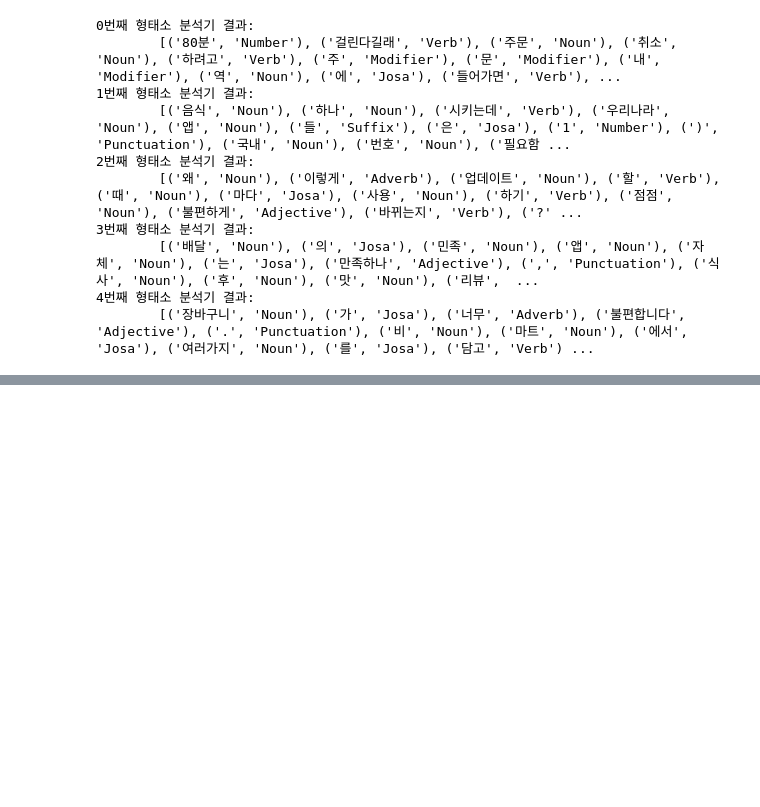
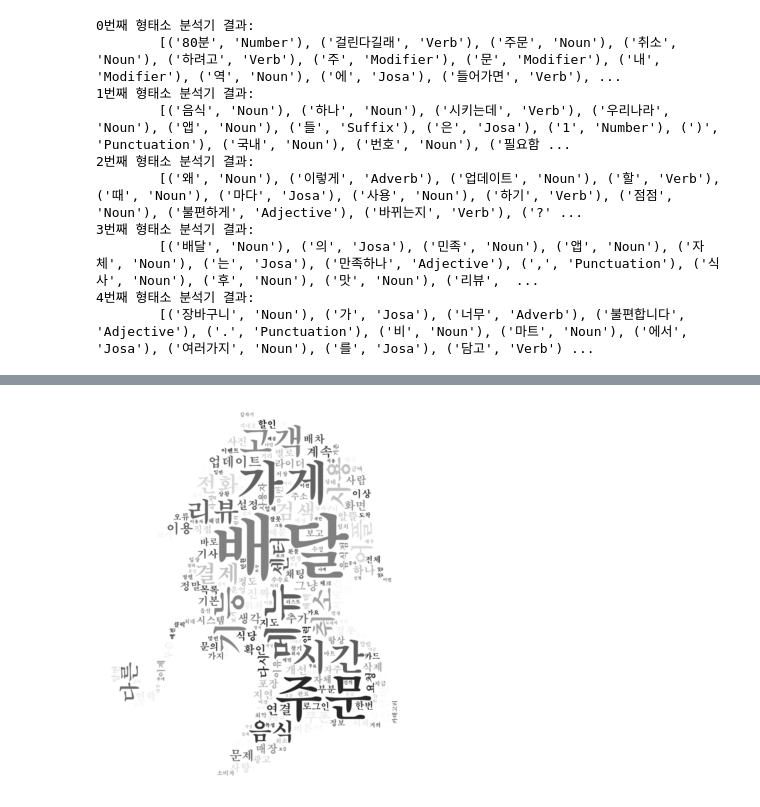
Before and after one commit to yojeongyujeong/yogurtyojung, a Jupyter notebook: java_education.ipynb, the cells around one changed output, grey strips where cells are left out. Cells and saved outputs as stored; diff of their text form; code cells hidden in the pictures; blank space fills up the shorter version.

```diff
--- a/java_education.ipynb
+++ b/java_education.ipynb
@@ -212,3 +240,17 @@ for i, review_a in enumerate(review5.tolist()):
         [('배달', 'Noun'), ('의', 'Josa'), ('민족', 'Noun'), ('앱', 'Noun'), ('자체', 'Noun'), ('는', 'Josa'), ('만족하나', 'Adjective'), (',', 'Punctuation'), ('식사', 'Noun'), ('후', 'Noun'), ('맛', 'Noun'), ('리뷰',  ...
 4번째 형태소 분석기 결과:
         [('장바구니', 'Noun'), ('가', 'Josa'), ('너무', 'Adverb'), ('불편합니다', 'Adjective'), ('.', 'Punctuation'), ('비', 'Noun'), ('마트', 'Noun'), ('에서', 'Josa'), ('여러가지', 'Noun'), ('를', 'Josa'), ('담고', 'Verb') ...
+# %%
+from konlpy.tag import Okt # Okt, Kkma
+
+for i,review_b in enumerate(review5.tolist()):
+    result = okt.pos(review_b)
+    # print(result)
+    temp_list = []
+    for word, pos in result:
+        if pos == "Noun":
+            temp_list.append(word)
+            # print(word, pos)
+    print(f"{i}번째 Noun 형태소 분석기 결과:\n\t{temp_list}")
+
+    # print(f"{i}번째 형태소 분석기 결과:\n\t{result}")
@@ -214,0 +416,27 @@ for i, review_a in enumerate(review5.tolist()):
+# %%
+from wordcloud import WordCloud
+import matplotlib.pyplot as plt
+import koreanize_matplotlib
+
+from PIL import Image
+import numpy as np
+
+mask_img = np.array(Image.open("sherlock.png"))
+
+wc = WordCloud(
+    font_path = "C:\Windows\Fonts\H2MJRE.ttf",
+    mask=mask_img,
+    background_color="white",
+    colormap="gist_gray",
+    width=1200,
+    height=900
+)
+
+wc.generate_from_frequencies(counter)
+
+# plt.figure(figsize=(5,5))
+plt.imshow(wc, interpolation="bilinear")
+plt.axis("off")
+plt.show()
+# %% [output]
+[figure, added]
```
Also changed, not shown: parts of 22 cells of this notebook, 10 other files.
